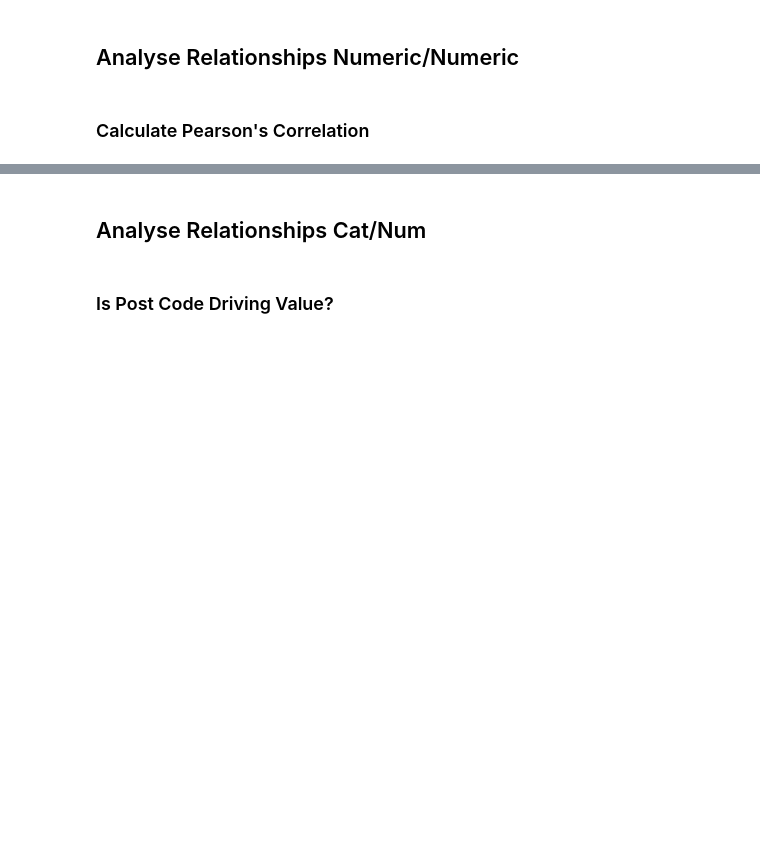
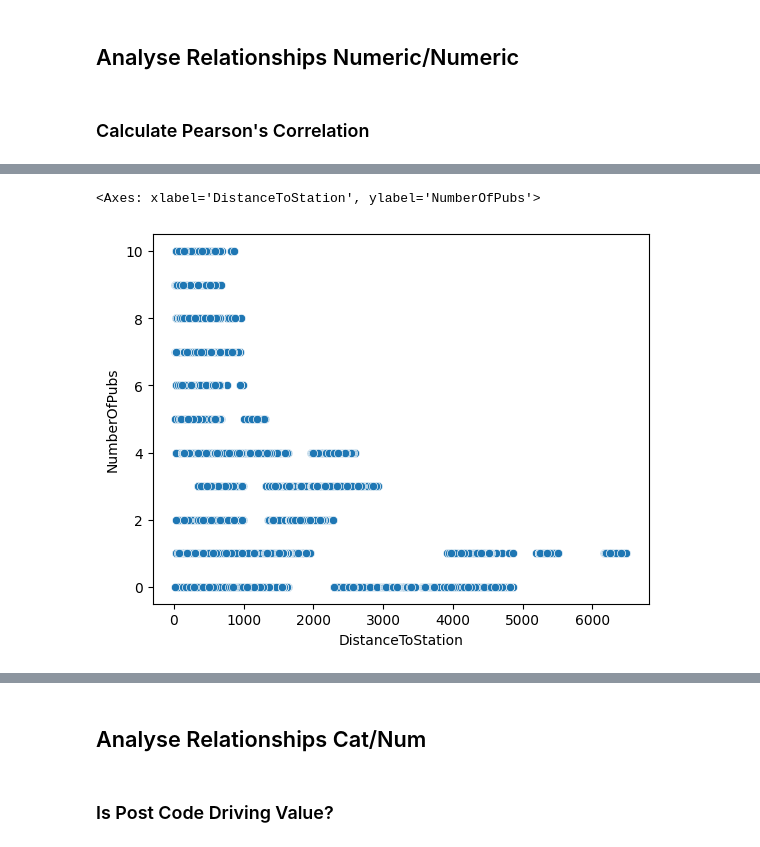
Before and after one commit to hypergalois/HousePricePredictionAPI, a Jupyter notebook: Regression.ipynb, the cells around one changed output, grey strips where cells are left out. Saved outputs shown, nothing was run; the diff lists cells and outputs as text; code cells hidden in the pictures; blank space fills up the shorter version.

```diff
--- a/Regression.ipynb
+++ b/Regression.ipynb
@@ -260,0 +274,5 @@ plt.show()
+# %%
+sns.scatterplot(x="DistanceToStation", y="NumberOfPubs", data=train)
+# %% [output]
+<Axes: xlabel='DistanceToStation', ylabel='NumberOfPubs'>
+[figure, added]
```
Also changed, not shown: parts of 4 cells of this notebook.
